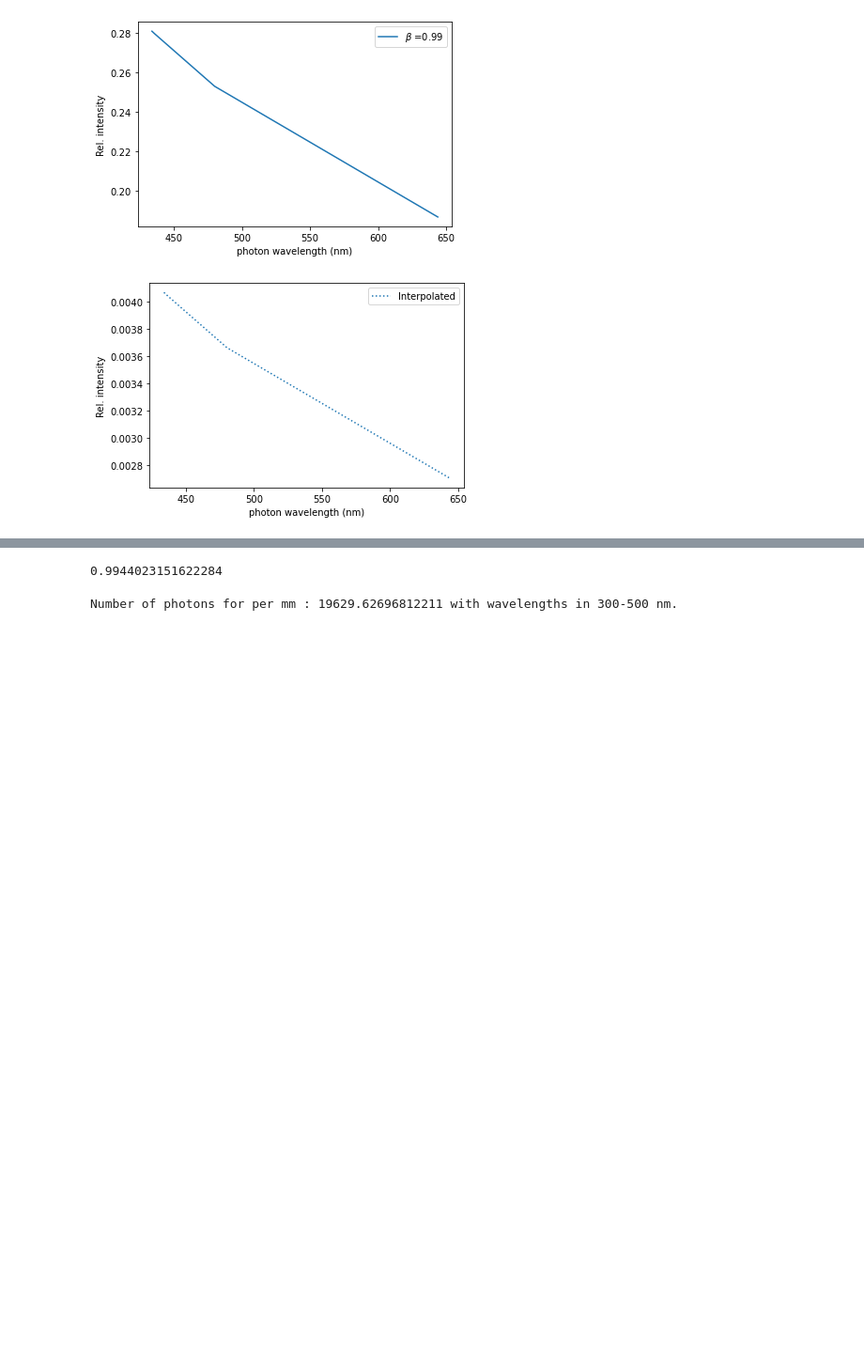
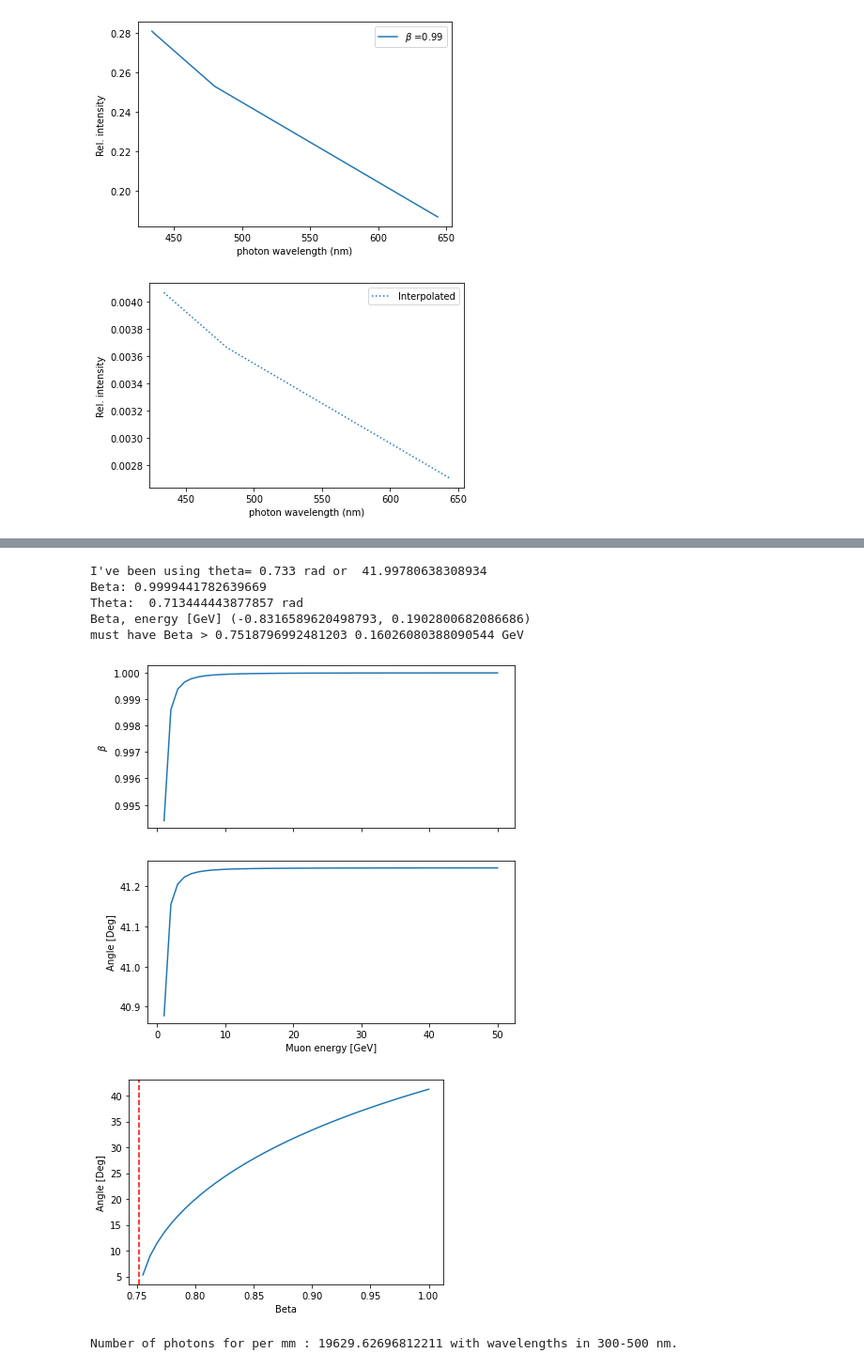
Before and after one commit to eklem1/OD_work, a Jupyter notebook: CherenkovLight.ipynb, the cells around one changed output, grey strips where cells are left out. Shown at 94% size. Saved outputs shown, nothing was run; the diff lists cells and outputs as text; code cells hidden in the pictures; blank space fills up the shorter version.

```diff
--- a/CherenkovLight.ipynb
+++ b/CherenkovLight.ipynb
@@ -176,11 +177,67 @@ NameError: name 'freq_intep' is not defined
-# %%
-def GetBeta(energy):
-    gamma = energy/0.10566 #where does this come from? is it mc^2 in GeV ? Yup it's the muon mass
-    return np.sqrt(1.0 - 1.0/(gamma**2.0))
-
-print(GetBeta(1)) #1GeV to beta
-# %% [output]
-0.9944023151622284
+# %%
+def GetBeta(energy):
+    # E = gamma*(mc^2)
+    gamma = energy/0.10566 #where does this come from? is it mc^2 in GeV ? Yup it's the muon mass
+    return np.sqrt(1.0 - 1.0/(gamma**2.0))
+
+def getEnergy(beta):
+    energy = np.sqrt( 1/(1 - beta**2 )) * 0.10566
+    return energy
+
+def getAngle(beta, n):
+    return np.arccos(1/(beta*n)) #in rad?
+
+def getBetaFromAngle(theta, n):
+    beta = 1/(np.cos(theta)*n)
+    energy = np.sqrt( 1/(1 - beta**2 )) * 0.10566
+    return beta, energy
+
+#light if beta > 1/n
+print("I've been using theta=", 0.733, 'rad or ', np.degrees(0.733))
+
+print("Beta:", GetBeta(10)) #1GeV to beta
+print("Theta: ", getAngle(GetBeta(1), 1.33), "rad")  #1GeV to beta
+
+print("Beta, energy [GeV]", getBetaFromAngle(2.7, 1.33))
+
+print("must have Beta >", 1/1.33, getEnergy(1/1.33), "GeV")
+# %% [output]
+I've been using theta= 0.733 rad or  41.99780638308934
+Beta: 0.9999441782639669
+Theta:  0.713444443877857 rad
+Beta, energy [GeV] (-0.8316589620498793, 0.1902800682086686)
+must have Beta > 0.7518796992481203 0.16026080388090544 GeV
+# %%
+E = np.linspace(1, 50) #GeV
+
+f, axs = plt.subplots(nrows=2, ncols=1, sharex=True, squeeze=True, figsize=(7,7))
+
+axs[0].plot(E, GetBeta(E))
+# plt.axhline(1/1.33, ls='--', color='r')
+# axs[0].set_xlabel('Muon energy [GeV]')
+axs[0].set_ylabel('$\\beta$')
+
+# axs[1].plot(E, getAngle(GetBeta(E), 1.33))
+# axs[1].set_ylabel('Angle [Rad]')
+
+axs[1].plot(E, np.degrees(getAngle(GetBeta(E), 1.33)))
+axs[1].set_xlabel('Muon energy [GeV]')
+
+axs[1].set_ylabel('Angle [Deg]')
+
+plt.show()
+
+b = np.linspace(.7, 1)
+plt.plot(b, np.degrees(getAngle(b, 1.33)))
+plt.axvline(1/1.33, ls='--', color='r')
+plt.xlabel('Beta')
+
+plt.ylabel('Angle [Deg]')
+
+plt.show()
+# %% [output]
+[figure, added]
+[figure, added]
 # %%
 alpha = 1/137. #fine structure constant
 n = 1.33
```
Also changed, not shown: parts of 4 cells of this notebook, 5 other files.
